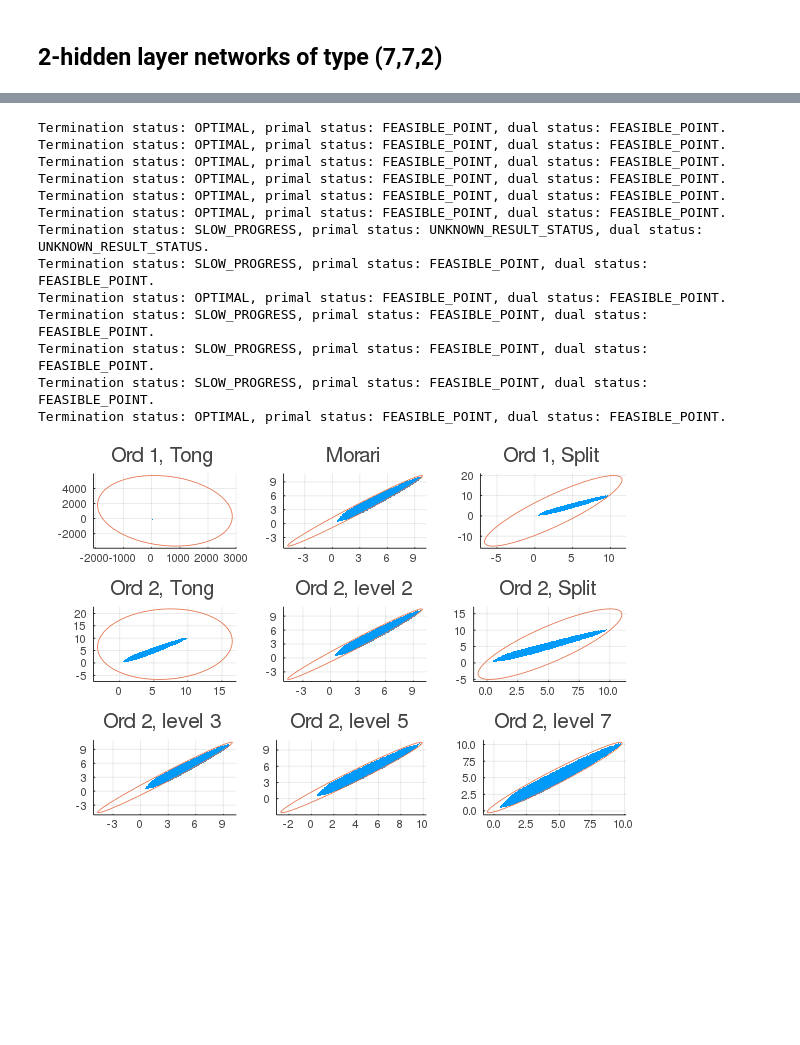
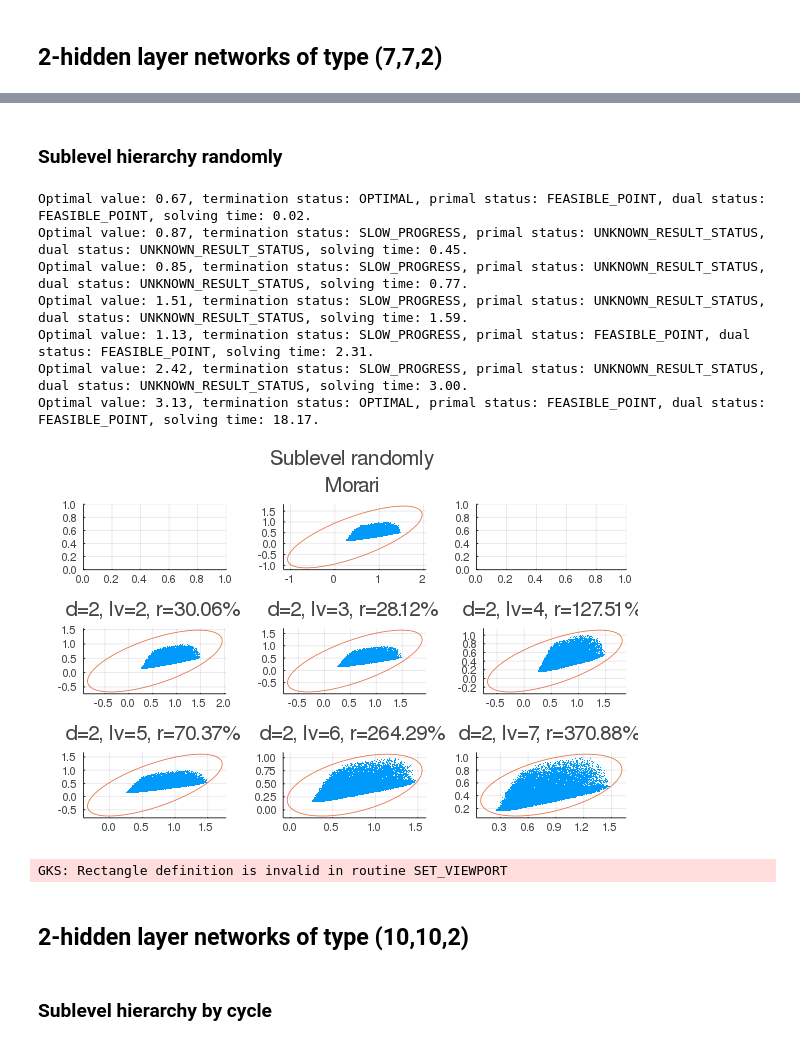
Before and after one commit to TongCHEN779/MultiMomOpt, a Jupyter notebook: ellipsoid/Ellipsoid.ipynb, the cells around one changed output, grey strips where cells are left out. Saved outputs shown, nothing was run; the diff lists cells and outputs as text; code cells hidden in the pictures; blank space fills up the shorter version.

```diff
--- a/ellipsoid/Ellipsoid.ipynb
+++ b/ellipsoid/Ellipsoid.ipynb
@@ -863,11 +1201,11 @@ Termination status: OPTIMAL, primal status: FEASIBLE_POINT, dual status: FEASIBL
 # %%
-n = 3; Q03 = Matrix(-I(n)); b03 = zeros(n,1); c03 = 1;
-L3 = 2; P3 = Array{Any}(undef, L3); ξ3 = Array{Any}(undef, L3);
-for i = 1:L3-1
-    P3[i] = rand(n,n); ξ3[i] = rand(n,1);
-    for j = 1:n
-        P3[i][j,j] = 1
-    end
-end
-P3[L3] = rand(2,n); ξ3[L3] = rand(2,1); P3[L3][1,1] = 1; P3[L3][2,2] = 1;
+# n = 3; Q03 = Matrix(-I(n)); b03 = zeros(n,1); c03 = 1;
+# L3 = 2; P3 = Array{Any}(undef, L3); ξ3 = Array{Any}(undef, L3);
+# for i = 1:L3-1
+#     P3[i] = rand(n,n)*0.2; ξ3[i] = rand(n,1);
+#     for j = 1:n
+#         P3[i][j,j] = 1
+#     end
+# end
+# P3[L3] = rand(2,n)*0.2; ξ3[L3] = rand(2,1); P3[L3][1,1] = 1; P3[L3][2,2] = 1;
 # %%
@@ -951,9 +1331,9 @@ Termination status: OPTIMAL, primal status: FEASIBLE_POINT, dual status: FEASIBL
 n = 7; Q07 = Matrix(-I(n)); b07 = zeros(n,1); c07 = 1;
 L7 = 2; P7 = Array{Any}(undef, L7); ξ7 = Array{Any}(undef, L7);
 for i = 1:L7-1
-    P7[i] = rand(n,n); ξ7[i] = rand(n,1);
+    P7[i] = randn(n,n)*0.4; ξ7[i] = randn(n,1);
     for j = 1:n
         P7[i][j,j] = 1
     end
 end
-P7[L7] = rand(2,n); ξ7[L7] = rand(2,1); P7[L7][1,1] = 1; P7[L7][2,2] = 1;
+P7[L7] = rand(2,n)*0.4; ξ7[L7] = rand(2,1); P7[L7][1,1] = 1; P7[L7][2,2] = 1;
@@ -960,30 +1391,30 @@ P7[L7] = rand(2,n); ξ7[L7] = rand(2,1); P7[L7][1,1] = 1; P7[L7][2,2] = 1;
+# %% [markdown]
+### Sublevel hierarchy randomly
 # %%
 # plot original graph and image under ReLU
-p11 = OuterApproximationPlotSampling(Q07, b07, c07, 1, P7, ξ7, "tong", L7);
+p11 = plot();
 # p21 = OuterApproximationPlotSampling(Q07, b07, c07, 1, P7, ξ7, "jean", L7);
-p21 = OuterApproximationPlotSampling(Q07, b07, c07, 1, P7, ξ7, "Morari", L7);
-p31 = OuterApproximationPlotSampling(Q07, b07, c07, 1, P7, ξ7, "split", L7);
-p12 = OuterApproximationPlotSampling(Q07, b07, c07, 2, P7, ξ7, "tong", L7);
+p21, m = OuterApproximationPlotSampling(Q07, b07, c07, 1, P7, ξ7, "Morari", L7);
+p31 = plot();
+p12 = OuterApproximationPlotSampling(Q07, b07, c07, 2, P7, ξ7, "sublevel", L7, lv=2, morari=m, meth="random_v");
 # p22 = OuterApproximationPlotSampling(Q07, b07, c07, 2, P7, ξ7, "jean", L7);
-p22 = OuterApproximationPlotSampling(Q07, b07, c07, 2, P7, ξ7, "sublevel", L7, 2);
-p32 = OuterApproximationPlotSampling(Q07, b07, c07, 2, P7, ξ7, "split", L7);
-p13 = OuterApproximationPlotSampling(Q07, b07, c07, 2, P7, ξ7, "sublevel", L7, 3);
-p23 = OuterApproximationPlotSampling(Q07, b07, c07, 2, P7, ξ7, "sublevel", L7, 5);
-p33 = OuterApproximationPlotSampling(Q07, b07, c07, 2, P7, ξ7, "sublevel", L7, 7);
+p22 = OuterApproximationPlotSampling(Q07, b07, c07, 2, P7, ξ7, "sublevel", L7, lv=3, morari=m, meth="random_v");
+p32 = OuterApproximationPlotSampling(Q07, b07, c07, 2, P7, ξ7, "sublevel", L7, lv=4, morari=m, meth="random_v");
+p13 = OuterApproximationPlotSampling(Q07, b07, c07, 2, P7, ξ7, "sublevel", L7, lv=5, morari=m, meth="random_v");
+p23 = OuterApproximationPlotSampling(Q07, b07, c07, 2, P7, ξ7, "sublevel", L7, lv=6, morari=m, meth="random_v");
+p33 = OuterApproximationPlotSampling(Q07, b07, c07, 2, P7, ξ7, "sublevel", L7, lv=7, morari=m, meth="random_v");
 
-plot(p11, p21, p31, p12, p22, p32, p13, p23, p33, layout = grid(3,3), fmt = :png)
+title = plot(title="Sublevel randomly", grid = false, showaxis = false, bottom_margin = -30Plots.px)
+plot(title, p11, p21, p31, p12, p22, p32, p13, p23, p33, layout = @layout([A{0.01h}; grid(3,3)]), fmt = :png)
 # %% [output]
-Termination status: OPTIMAL, primal status: FEASIBLE_POINT, dual status: FEASIBLE_POINT.
-Termination status: OPTIMAL, primal status: FEASIBLE_POINT, dual status: FEASIBLE_POINT.
-Termination status: OPTIMAL, primal status: FEASIBLE_POINT, dual status: FEASIBLE_POINT.
-Termination status: OPTIMAL, primal status: FEASIBLE_POINT, dual status: FEASIBLE_POINT.
-Termination status: OPTIMAL, primal status: FEASIBLE_POINT, dual status: FEASIBLE_POINT.
-Termination status: OPTIMAL, primal status: FEASIBLE_POINT, dual status: FEASIBLE_POINT.
-Termination status: SLOW_PROGRESS, primal status: UNKNOWN_RESULT_STATUS, dual status: UNKNOWN_RESULT_STATUS.
-Termination status: SLOW_PROGRESS, primal status: FEASIBLE_POINT, dual status: FEASIBLE_POINT.
-Termination status: OPTIMAL, primal status: FEASIBLE_POINT, dual status: FEASIBLE_POINT.
-Termination status: SLOW_PROGRESS, primal status: FEASIBLE_POINT, dual status: FEASIBLE_POINT.
-Termination status: SLOW_PROGRESS, primal status: FEASIBLE_POINT, dual status: FEASIBLE_POINT.
-Termination status: SLOW_PROGRESS, primal status: FEASIBLE_POINT, dual status: FEASIBLE_POINT.
-Termination status: OPTIMAL, primal status: FEASIBLE_POINT, dual status: FEASIBLE_POINT.
+Optimal value: 0.67, termination status: OPTIMAL, primal status: FEASIBLE_POINT, dual status: FEASIBLE_POINT, solving time: 0.02.
+Optimal value: 0.87, termination status: SLOW_PROGRESS, primal status: UNKNOWN_RESULT_STATUS, dual status: UNKNOWN_RESULT_STATUS, solving time: 0.45.
+Optimal value: 0.85, termination status: SLOW_PROGRESS, primal status: UNKNOWN_RESULT_STATUS, dual status: UNKNOWN_RESULT_STATUS, solving time: 0.77.
+Optimal value: 1.51, termination status: SLOW_PROGRESS, primal status: UNKNOWN_RESULT_STATUS, dual status: UNKNOWN_RESULT_STATUS, solving time: 1.59.
+Optimal value: 1.13, termination status: SLOW_PROGRESS, primal status: FEASIBLE_POINT, dual status: FEASIBLE_POINT, solving time: 2.31.
+Optimal value: 2.42, termination status: SLOW_PROGRESS, primal status: UNKNOWN_RESULT_STATUS, dual status: UNKNOWN_RESULT_STATUS, solving time: 3.00.
+Optimal value: 3.13, termination status: OPTIMAL, primal status: FEASIBLE_POINT, dual status: FEASIBLE_POINT, solving time: 18.17.
-[figure, old version]
+[figure, new version]
+GKS: Rectangle definition is invalid in routine SET_VIEWPORT
+# %% [markdown]
+## 2-hidden layer networks of type (10,10,2)
@@ -989,0 +1431,2 @@ Termination status: OPTIMAL, primal status: FEASIBLE_POINT, dual status: FEASIBL
+# %% [markdown]
+### Sublevel hierarchy by cycle
```
Also changed, not shown: parts of 55 cells of this notebook, 2 other files.
